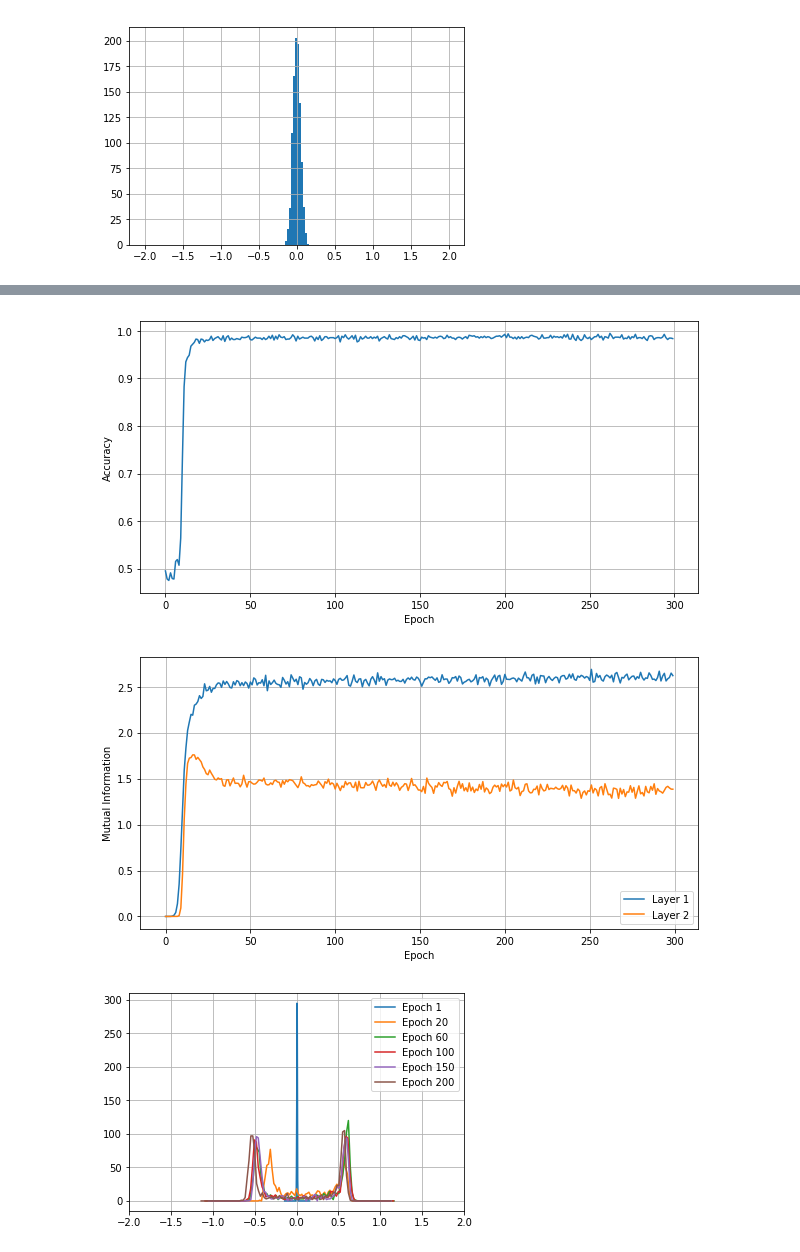
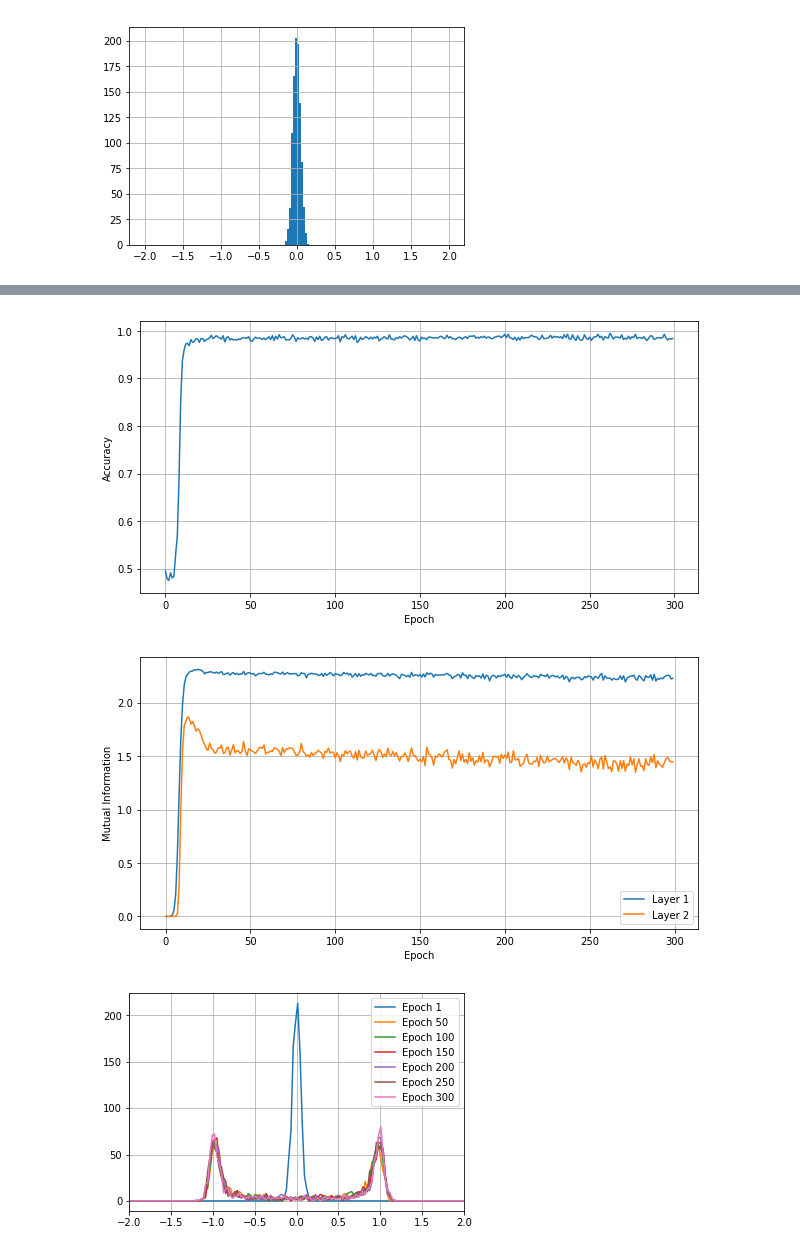
Before and after one commit to nathankong/information_bottleneck, a Jupyter notebook: notebooks/PlotDensitySingleGaussian.ipynb, the cells around one changed output, grey strips where cells are left out. Saved outputs shown, nothing was run; the diff lists cells and outputs as text; code cells hidden in the pictures.

```diff
--- a/notebooks/PlotDensitySingleGaussian.ipynb
+++ b/notebooks/PlotDensitySingleGaussian.ipynb
@@ -20,11 +20,11 @@ import numpy as np
 # results_dir = "/mnt/fs5/nclkong/information_bottleneck/gaussian_005_0405_tanh/"
 # results_dir = "/mnt/fs5/nclkong/information_bottleneck/gaussian_005_0405_relu/"
 
-# results_dir = "/mnt/fs5/nclkong/information_bottleneck/gaussian_01_0405_tanh/"
-results_dir = "/mnt/fs5/nclkong/information_bottleneck/gaussian_01_0405_relu/"
+results_dir = "/mnt/fs5/nclkong/information_bottleneck/gaussian_01_0405_tanh/"
+# results_dir = "/mnt/fs5/nclkong/information_bottleneck/gaussian_01_0405_relu/"
 
-# nonlin = "tanh"
-nonlin = "relu"
+nonlin = "tanh"
+# nonlin = "relu"
 # %%
 def plot_hist_output(epoch):
     vals = np.load(results_dir + "epoch_{}_outputs_noise.npy".format(epoch))
@@ -41,13 +41,13 @@ def plot_hist_hidden(epoch):
     plt.grid(True)
 
 def plot_hist_over_epochs(epochs):
-    num_bins = 100
+    num_bins = 150
     for epoch in epochs:
         vals = np.load(results_dir + "epoch_{}_outputs_noise.npy".format(epoch))
         hist, _ = np.histogram(vals, range=[-2.,2.], bins=num_bins)
         xmin = np.min(vals)
         xmax = np.max(vals)
-        x = np.linspace(xmin, xmax, num_bins)
+        x = np.linspace(-2, 2, num_bins)
         plt.plot(x, hist, label="Epoch {}".format(epoch))
         plt.xlim(-2.,2.)
         plt.legend()
@@ -154,16 +154,16 @@ plot_hist_hidden(300)
 # %%
 plot_acc()
 # %% [output]
-[figure, old version]
+[figure, new version]
 # %%
 plot_mutual_info()
 plt.savefig("/home/nclkong/information_bottleneck/figures/mi_single_gaussian_{}.png".format(nonlin))
 # %% [output]
-[figure, old version]
+[figure, new version]
 # %%
-plot_hist_over_epochs([1,20,60,100,150,200])
+plot_hist_over_epochs([1,50,100,150,200,250,300])
 # %% [output]
-[figure, old version]
+[figure, new version]
 # %%
 plot_hist_top_view_output(300)
 plt.savefig("/home/nclkong/information_bottleneck/figures/pdf_single_gaussian_output_{}.png".format(nonlin))
```
Also changed, not shown: parts of 6 cells of this notebook.
